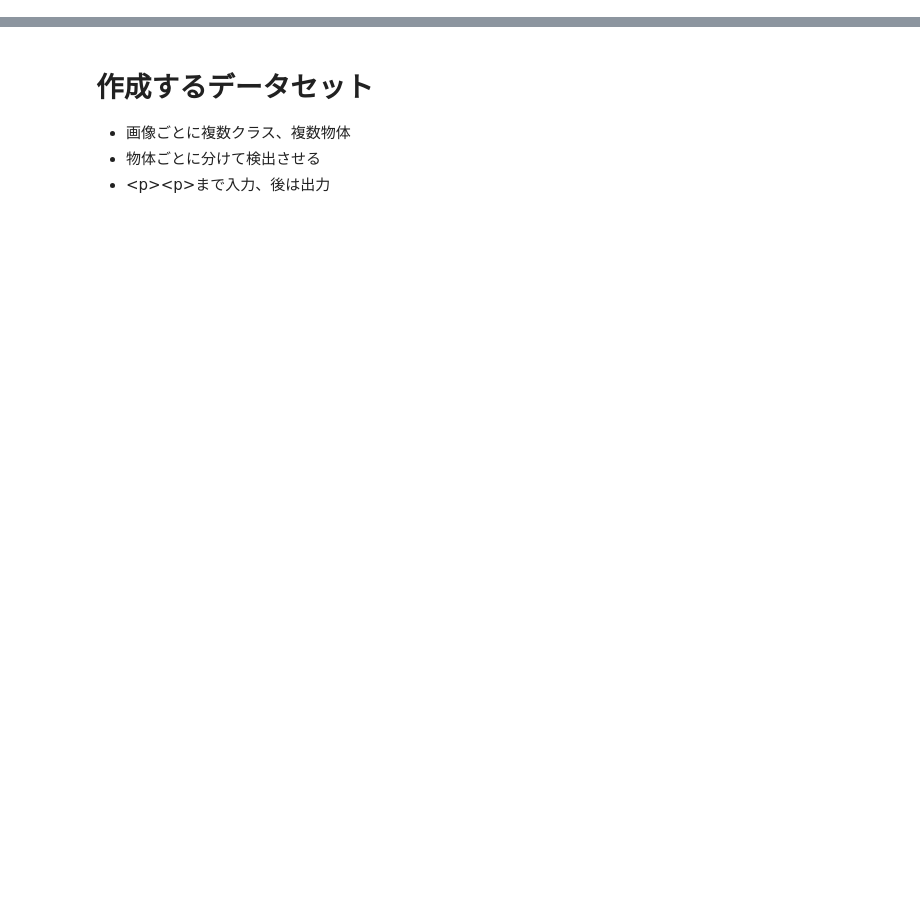
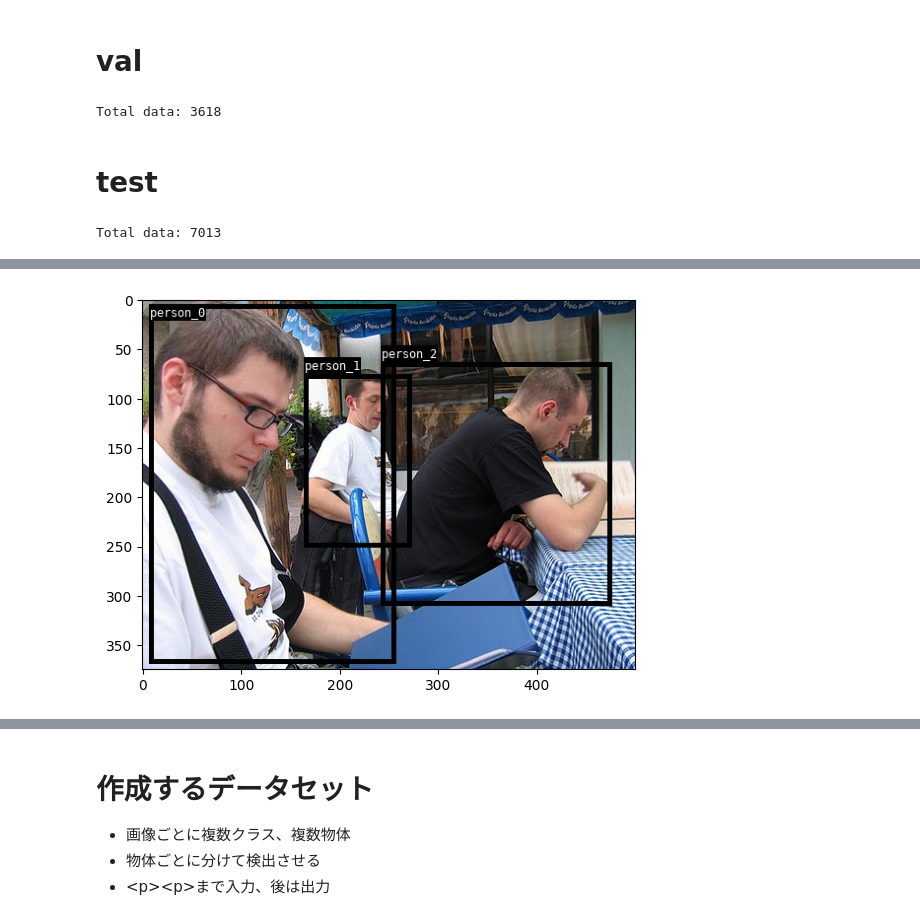
Before and after one commit to hyokonbanwa/iam2-omote, a Jupyter notebook: dataset/pacal-voc2012/pascal-voc-2012-detection.ipynb, the cells around one changed output, grey strips where cells are left out. Saved outputs shown, nothing was run; the diff lists cells and outputs as text; code cells hidden in the pictures; blank space fills up the shorter version.

Commit message:
pascal voc oneclass

```diff
--- a/dataset/pacal-voc2012/pascal-voc-2012-detection.ipynb
+++ b/dataset/pacal-voc2012/pascal-voc-2012-detection.ipynb
@@ -236,0 +365,72 @@ if __name__ == "__main__":
+# %% [markdown]
+# val
+# %%
+#https://panda-clip.com/data-split-stratified/
+#trainは2007のtrainと2012のtrainvalを使用
+#valは2007のval
+#testは2007のtest
+anno_folder_list = [
+  "/data_ssd/PASCAL-VOC/ultralytics/labels/val2007",
+]
+image_folder_root = f"/data_ssd"
+save_json_data = []
+for anno_folder in anno_folder_list:
+  save_json_data.extend(make_json_data(anno_folder, cat_id2name, q_a_func, image_folder_root=image_folder_root))
+
+# for data in tqdm(save_json_data):
+#   processor = AutoProcessor.from_pretrained("/data_ssd/huggingface_model_weights/microsoft/kosmos-2-patch14-224")
+#   sentence = data["conversations"][0]["value"] + data["conversations"][1]["value"]
+#   caption, entities = processor.post_process_generation(sentence)
+#   assert len(entities) == 1, f"entities must be 1, but got {len(entities)}"
+
+print(f"Total data: {len(save_json_data)}")
+
+save_json_path = f"/data_ssd/PASCAL-VOC/val_pascal-voc-one-class_for-kosmos2_{NAME_SUFFIX}.json"
+save_json(save_json_data, save_json_path)
+# %% [output]
+Total data: 3618
+# %% [markdown]
+# test
+# %%
+#https://panda-clip.com/data-split-stratified/
+#trainは2007のtrainと2012のtrainvalを使用
+#valは2007のval
+#testは2007のtest
+anno_folder_list = [
+  "/data_ssd/PASCAL-VOC/ultralytics/labels/test2007",
+]
+image_folder_root = f"/data_ssd"
+save_json_data = []
+for anno_folder in anno_folder_list:
+  save_json_data.extend(make_json_data(anno_folder, cat_id2name, q_a_func, image_folder_root=image_folder_root))
+
+# for data in tqdm(save_json_data):
+#   processor = AutoProcessor.from_pretrained("/data_ssd/huggingface_model_weights/microsoft/kosmos-2-patch14-224")
+#   sentence = data["conversations"][0]["value"] + data["conversations"][1]["value"]
+#   caption, entities = processor.post_process_generation(sentence)
+#   assert len(entities) == 1, f"entities must be 1, but got {len(entities)}"
+
+print(f"Total data: {len(save_json_data)}")
+
+save_json_path = f"/data_ssd/PASCAL-VOC/test_pascal-voc-one-class_for-kosmos2_{NAME_SUFFIX}.json"
+save_json(save_json_data, save_json_path)
+# %% [output]
+Total data: 7013
+# %%
+processor = AutoProcessor.from_pretrained("/data_ssd/huggingface_model_weights/microsoft/kosmos-2-patch14-224")
+index = -2
+data = save_json_data[index]
+for key, velue in data.items():
+    print(f"{key}: {velue}")
+image_path = os.path.join(image_folder_root, data["image"])
+sentence = data["conversations"][0]["value"] + data["conversations"][1]["value"]
+caption, entities = processor.post_process_generation(sentence)
+# assert len(entities) == 1, f"entities must be 1, but got {len(entities)}"
+caption_list = []
+bbox_list = []
+for entity in entities:
+    caption_list.extend([entity[0]]*len(entity[-1]))
+    bbox_list.extend(entity[-1])
+print(bbox_list)
+visualize_bbox(image_path, bbox_list, caption_list, bbox_is_relative=True, with_id=True)
+# %% [output]
@@ -236,0 +443 @@ if __name__ == "__main__":
+[figure, added]
```
Also changed, not shown: parts of 17 cells of this notebook.
